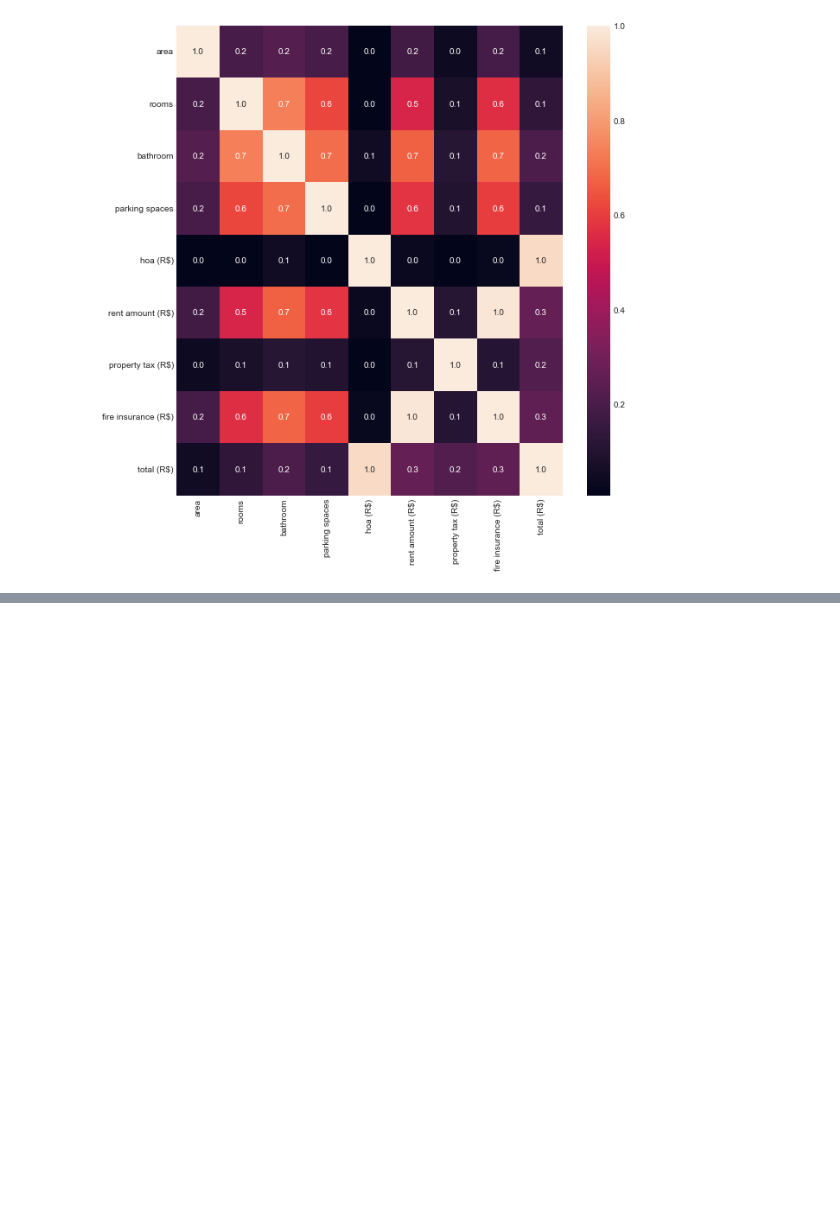
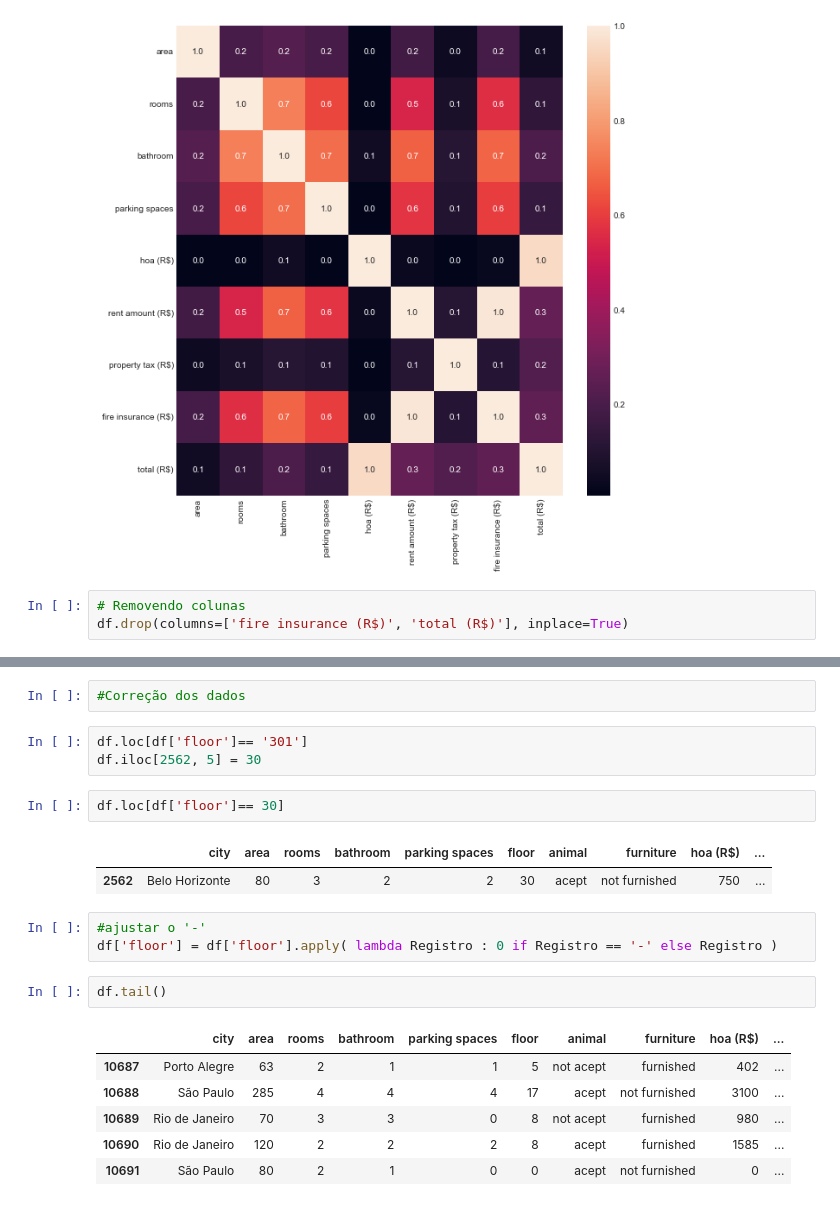
Before and after one commit to lLukasl/data_science, a Jupyter notebook: notebooks/house_pricing.ipynb, the cells around one changed output, grey strips where cells are left out. Cells and saved outputs as stored; diff of their text form; blank space fills up the shorter version.

```diff
--- a/notebooks/house_pricing.ipynb
+++ b/notebooks/house_pricing.ipynb
@@ -64,3 +66,6 @@ plt.rcParams['figure.figsize']=10,10
 g = sns.heatmap(df.corr(),annot=True, fmt = ".1f")
 # %% [output]
 [figure]
+# %%
+# Removendo colunas
+df.drop(columns=['fire insurance (R$)', 'total (R$)'], inplace=True)
@@ -66,0 +187,22 @@ g = sns.heatmap(df.corr(),annot=True, fmt = ".1f")
+# %%
+#Correção dos dados
+# %%
+df.loc[df['floor']== '301']
+df.iloc[2562, 5] = 30
+# %%
+df.loc[df['floor']== 30]
+# %% [output]
+|  | city | area | rooms | bathroom | parking spaces | floor | animal | furniture | hoa (R$) | ... |
+| 2562 | Belo Horizonte | 80 | 3 | 2 | 2 | 30 | acept | not furnished | 750 | ... |
+# %%
+#ajustar o '-'
+df['floor'] = df['floor'].apply( lambda Registro : 0 if Registro == '-' else Registro )
+# %%
+df.tail()
+# %% [output]
+|  | city | area | rooms | bathroom | parking spaces | floor | animal | furniture | hoa (R$) | ... |
+| 10687 | Porto Alegre | 63 | 2 | 1 | 1 | 5 | not acept | furnished | 402 | ... |
+| 10688 | São Paulo | 285 | 4 | 4 | 4 | 17 | acept | not furnished | 3100 | ... |
+| 10689 | Rio de Janeiro | 70 | 3 | 3 | 0 | 8 | not acept | furnished | 980 | ... |
+| 10690 | Rio de Janeiro | 120 | 2 | 2 | 2 | 8 | acept | furnished | 1585 | ... |
+| 10691 | São Paulo | 80 | 2 | 1 | 0 | 0 | acept | not furnished | 0 | ... |
```
Also changed, not shown: parts of 14 cells of this notebook.
